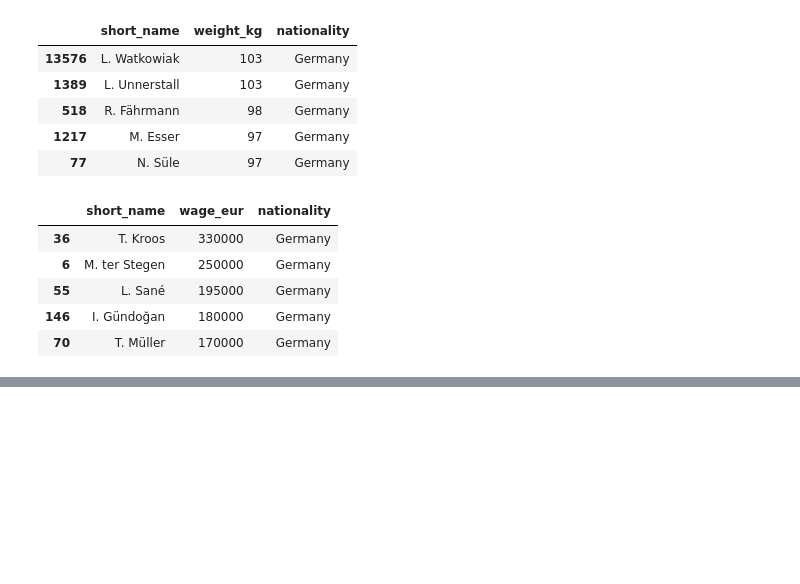
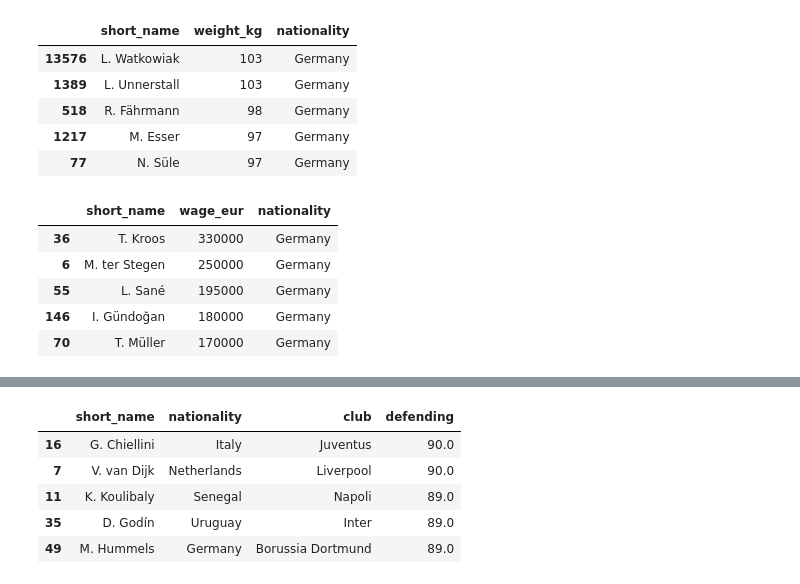
Before and after one commit to mphelps1978/JumpPlus_Fifa_Data_Analysis, a Jupyter notebook: JumpPlus_FIFA_Data.ipynb, the cells around one changed output, grey strips where cells are left out. Cells and saved outputs as stored; diff of their text form; code cells hidden in the pictures; blank space fills up the shorter version.

```diff
--- a/JumpPlus_FIFA_Data.ipynb
+++ b/JumpPlus_FIFA_Data.ipynb
@@ -206,0 +205,11 @@ top_defenders = df.sort_values(by='defending', ascending=False)
+# %%
+# 14
+top_defenders = df.sort_values(by='defending', ascending=False)
+top_defenders.head()[['short_name', 'nationality', 'club', 'defending']]
+# %% [output]
+|  | short_name | nationality | club | defending |
+| 16 | G. Chiellini | Italy | Juventus | 90.0 |
+| 7 | V. van Dijk | Netherlands | Liverpool | 90.0 |
+| 11 | K. Koulibaly | Senegal | Napoli | 89.0 |
+| 35 | D. Godín | Uruguay | Inter | 89.0 |
+| 49 | M. Hummels | Germany | Borussia Dortmund | 89.0 |
```
Also changed, not shown: parts of 13 cells of this notebook.
